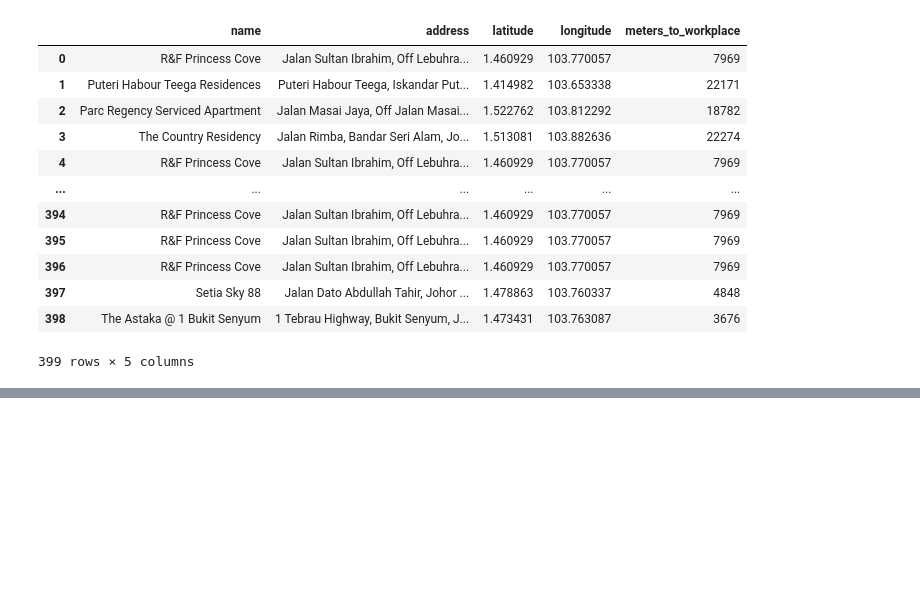
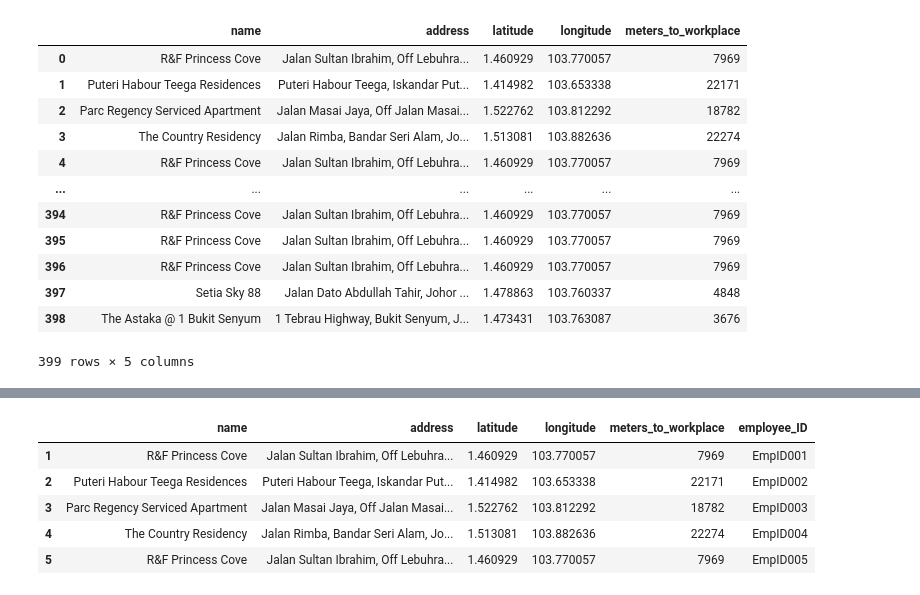
Before and after one commit to SieYung-Law/Scope3_co2_emission_employee_commuting, a Jupyter notebook: employee_commuting.ipynb, the cells around one changed output, grey strips where cells are left out. Cells and saved outputs as stored; diff of their text form; code cells hidden in the pictures; blank space fills up the shorter version.

```diff
--- a/employee_commuting.ipynb
+++ b/employee_commuting.ipynb
@@ -298,3 +318,5 @@ df["meters_to_workplace"].apply(get_latitude_longitude).apply(pd.Series)
 # %%
 # There are a total of 260 working days in the 2023 calendar year
 total_distance_travelled = meters_to_workplace
+# %%
+df["employee_ID"] = 'EmpID00' + df.index.astype(str)
@@ -300,0 +325,9 @@ total_distance_travelled = meters_to_workplace
+# %%
+df["transportation_to_work"]
+# %% [output]
+|  | name | address | latitude | longitude | meters_to_workplace | employee_ID |
+| 1 | R&F Princess Cove | Jalan Sultan Ibrahim, Off Lebuhra... | 1.460929 | 103.770057 | 7969 | EmpID001 |
+| 2 | Puteri Habour Teega Residences | Puteri Habour Teega, Iskandar Put... | 1.414982 | 103.653338 | 22171 | EmpID002 |
+| 3 | Parc Regency Serviced Apartment | Jalan Masai Jaya, Off Jalan Masai... | 1.522762 | 103.812292 | 18782 | EmpID003 |
+| 4 | The Country Residency | Jalan Rimba, Bandar Seri Alam, Jo... | 1.513081 | 103.882636 | 22274 | EmpID004 |
+| 5 | R&F Princess Cove | Jalan Sultan Ibrahim, Off Lebuhra... | 1.460929 | 103.770057 | 7969 | EmpID005 |
```
Also changed, not shown: parts of 7 cells of this notebook.
